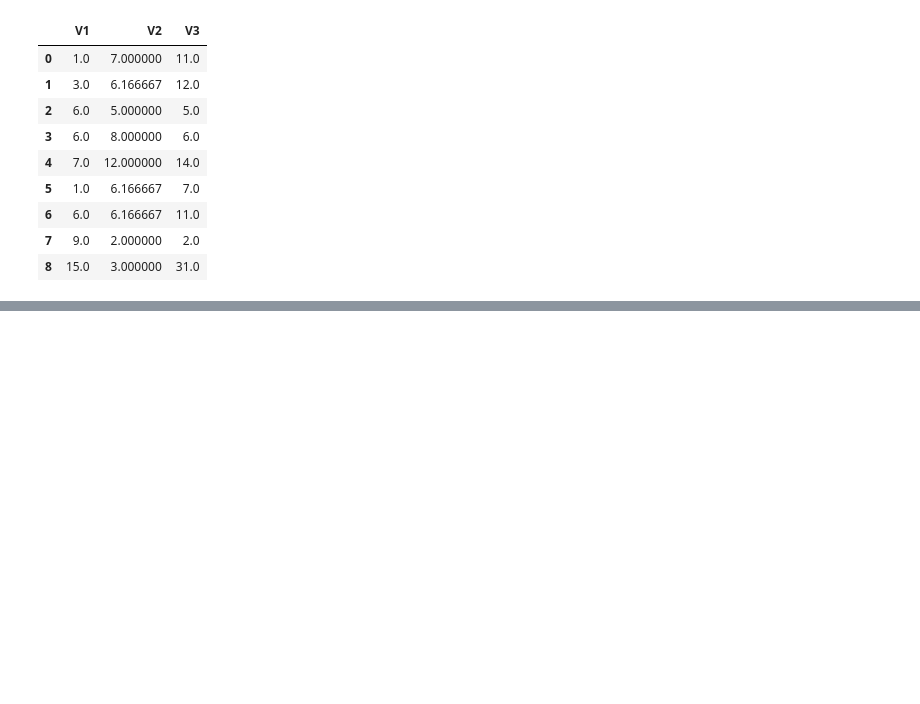
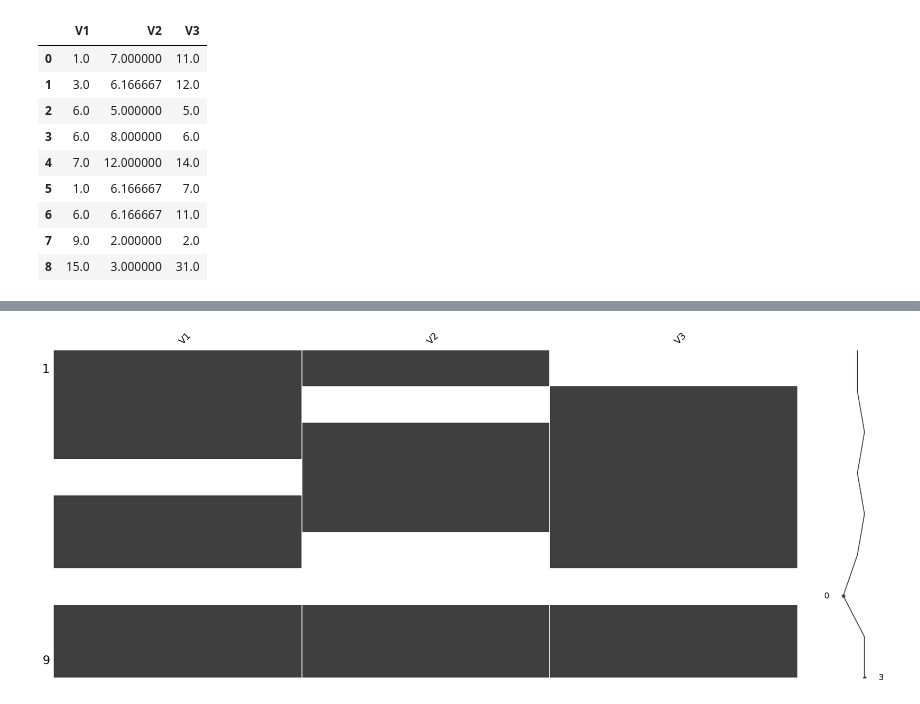
Before and after one commit to fyildirgan/data-preprocessing, a Jupyter notebook: preprocessing.ipynb, the cells around one changed output, grey strips where cells are left out. Saved outputs shown, nothing was run; the diff lists cells and outputs as text; code cells hidden in the pictures; blank space fills up the shorter version.

```diff
--- a/preprocessing.ipynb
+++ b/preprocessing.ipynb
@@ -325,0 +343,4 @@ df.apply(lambda x: x.fillna(x.mean()), axis=0 )
+# %%
+msno.matrix(df);
+# %% [output]
+[figure, added]
```
Also changed, not shown: parts of 17 cells of this notebook.
